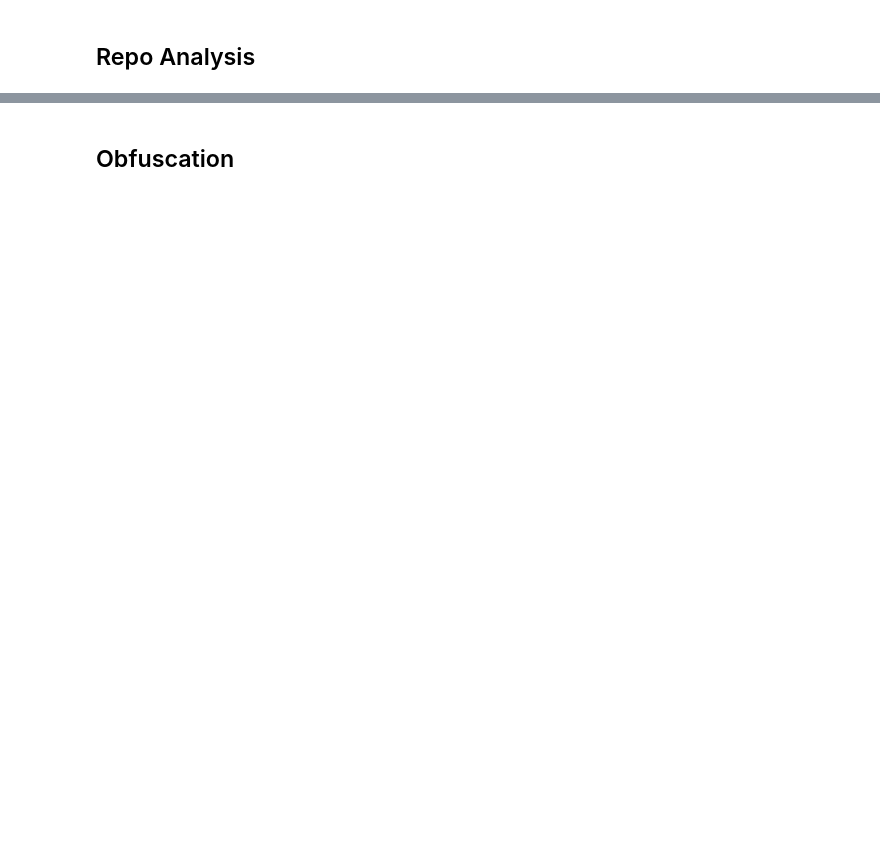
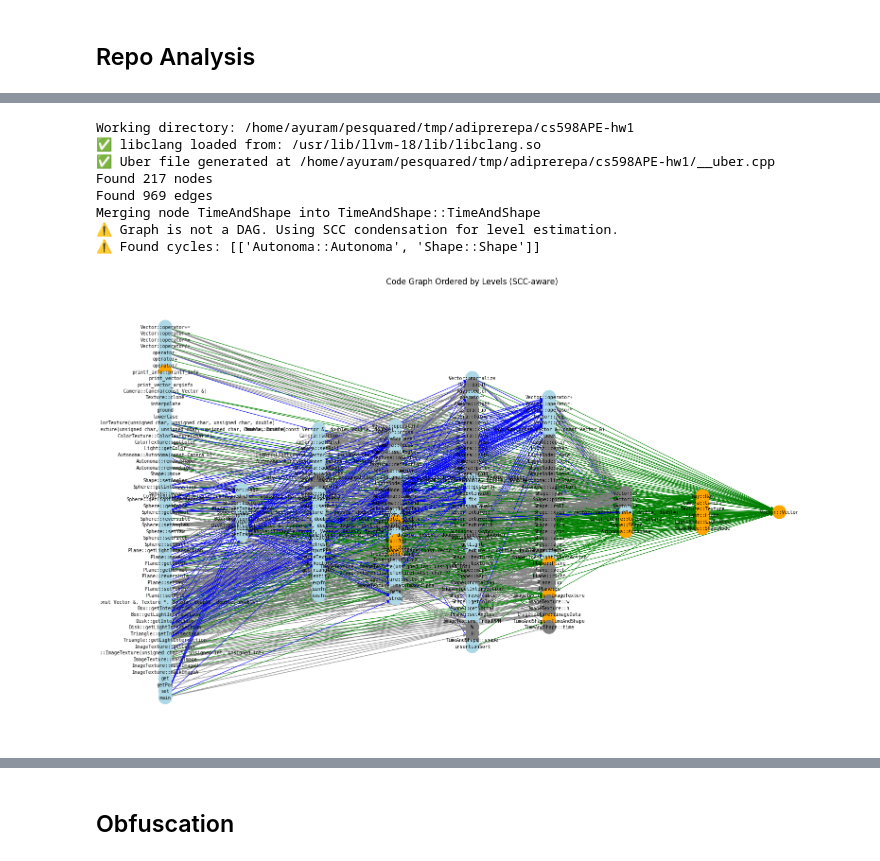
Before and after one commit to adiprerepa/pesquared, a Jupyter notebook: FunctionGraph.ipynb, the cells around one changed output, grey strips where cells are left out. Saved outputs shown, nothing was run; the diff lists cells and outputs as text; code cells hidden in the pictures; blank space fills up the shorter version.

```diff
--- a/FunctionGraph.ipynb
+++ b/FunctionGraph.ipynb
@@ -438,0 +503,23 @@ plot_dag_by_levels(graph, horizontal=True)
+# %%
+from utils.git_utils import clone_repo
+from pathlib import Path
+from analyzers.code_analyzer import CodeAnalyzer
+url = 'https://github.com/adiprerepa/cs598APE-hw1'
+branch = 'master'
+repo = clone_repo(url, branch=branch)
+working_dir = repo.working_dir
+print(f"Working directory: {working_dir}")
+PROJECT_DIR = Path(working_dir).resolve()
+
+analyzer = CodeAnalyzer(PROJECT_DIR)
+analyzer.plot(horizontal=True)
+# %% [output]
+Working directory: /home/ayuram/pesquared/tmp/adiprerepa/cs598APE-hw1
+✅ libclang loaded from: /usr/lib/llvm-18/lib/libclang.so
+✅ Uber file generated at /home/ayuram/pesquared/tmp/adiprerepa/cs598APE-hw1/__uber.cpp
+Found 217 nodes
+Found 969 edges
+Merging node TimeAndShape into TimeAndShape::TimeAndShape
+⚠️ Graph is not a DAG. Using SCC condensation for level estimation.
+⚠️ Found cycles: [['Autonoma::Autonoma', 'Shape::Shape']]
+[figure, added]
```
Also changed, not shown: parts of 8 cells of this notebook, 3 other files.
